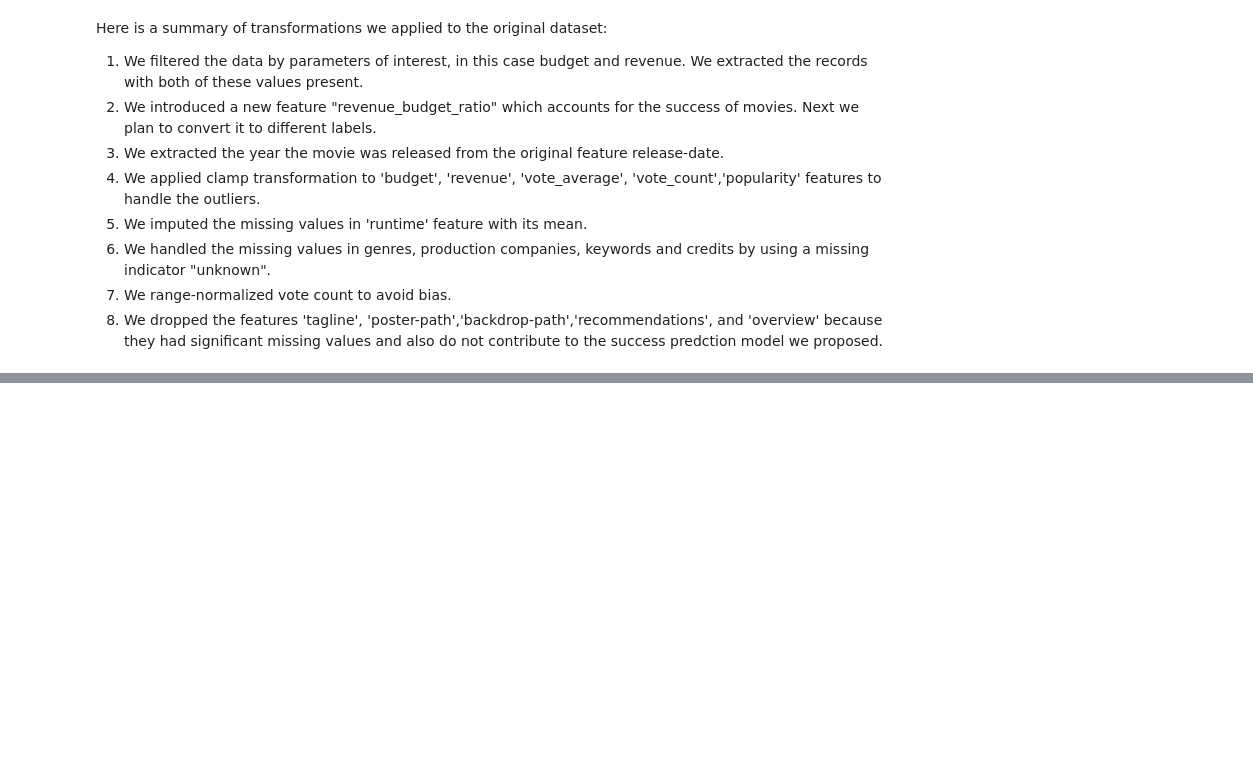
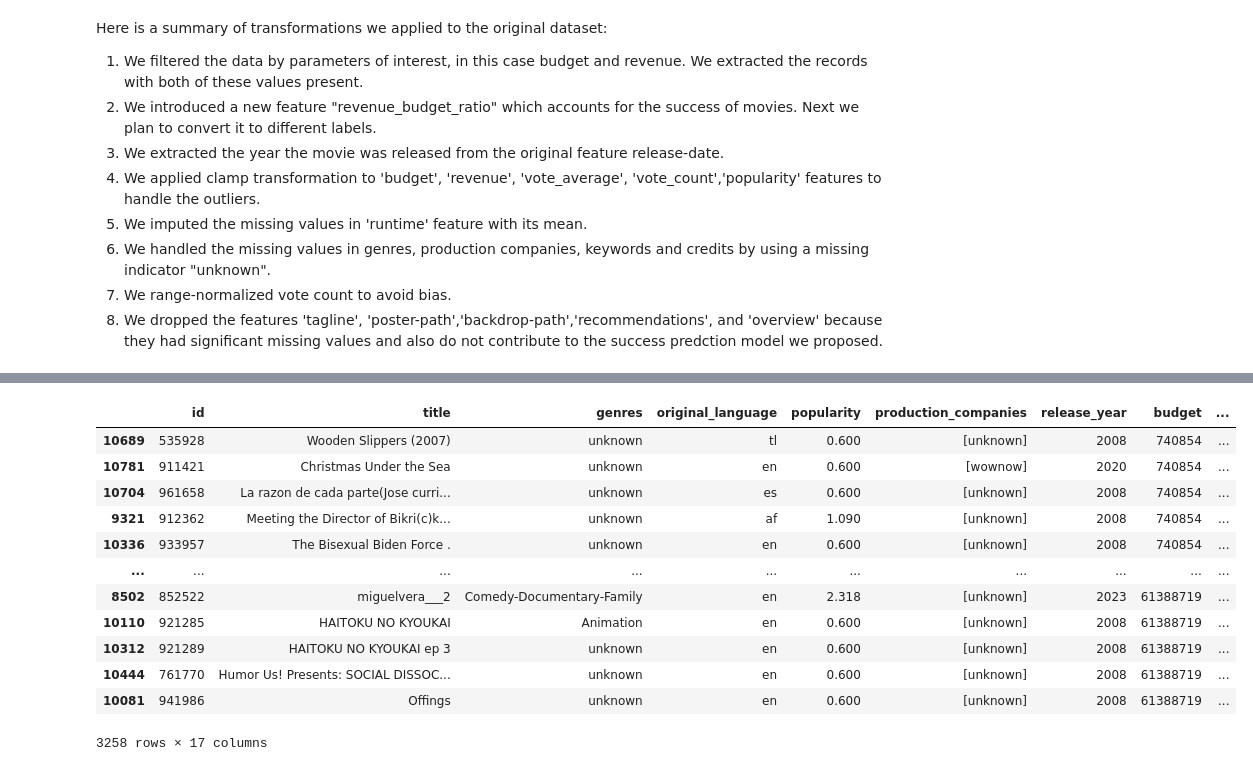
Before and after one commit to Samk104/Cinemalytics, a Jupyter notebook: Cinemalytics.ipynb, the cells around one changed output, grey strips where cells are left out. Cells and saved outputs as stored; diff of their text form; code cells hidden in the pictures; blank space fills up the shorter version.

```diff
--- a/Cinemalytics.ipynb
+++ b/Cinemalytics.ipynb
@@ -762,0 +902,34 @@ df.to_csv('movies_preprocessed.csv', index=False)
+# %%
+df['production_companies'] = df['production_companies'].apply(lambda x: [standardize_company_name(c) for c in x])
+# %%
+# Assuming you have the following DataFrames:
+# df with 'production_companies' column
+# dfc with 'Production Companies' and 'Num_Movies' columns
+
+# Create a new column in df to store the matching production companies
+df['matched_production_companies'] = ''
+
+# Iterate through the rows of df
+for index, row in df.iterrows():
+    # Split the 'production_companies' column into a list
+    production_companies = row['production_companies']
+
+    production_companies = [c.strip() for c in production_companies]
+
+
+
+    # Initialize the max_num_movies and max_company variables
+    max_num_movies = 0
+    max_company = ''
+
+    # Iterate through the 'Production Companies' column in dfc
+    for company in dfpc['Production Companies']:
+        # Check if the company name is present in the production_companies list
+        if company in production_companies:
+            # If a match is found, check if the 'Num_Movies' value is higher than the current max
+            if dfpc.loc[dfpc['Production Companies'] == company, 'No. of Movies'].values[0] > max_num_movies:
+                max_num_movies = dfpc.loc[dfpc['Production Companies'] == company, 'No. of Movies'].values[0]
+                max_company = company
+
+    # Add the company with the highest 'Num_Movies' value to the 'matched_production_companies' column
+    df.at[index, 'matched_production_companies'] = max_company
@@ -762,0 +945,20 @@ df.to_csv('movies_preprocessed.csv', index=False)
+# %%
+empty_rows = df[df['matched_production_companies'] == '']
+
+# Display the rows with empty strings
+empty_rows = empty_rows.sort_values(by='revenue_budget_ratio', ascending=False)
+empty_rows
+# %% [output]
+|  | id | title | genres | original_language | popularity | production_companies | release_year | budget | ... |
+| 10689 | 535928 | Wooden Slippers (2007) | unknown | tl | 0.600 | [unknown] | 2008 | 740854 | ... |
+| 10781 | 911421 | Christmas Under the Sea | unknown | en | 0.600 | [wownow] | 2020 | 740854 | ... |
+| 10704 | 961658 | La razon de cada parte(Jose curri... | unknown | es | 0.600 | [unknown] | 2008 | 740854 | ... |
+| 9321 | 912362 | Meeting the Director of Bikri(c)k... | unknown | af | 1.090 | [unknown] | 2008 | 740854 | ... |
+| 10336 | 933957 | The Bisexual Biden Force . | unknown | en | 0.600 | [unknown] | 2008 | 740854 | ... |
+| ... | ... | ... | ... | ... | ... | ... | ... | ... | ... |
+| 8502 | 852522 | miguelvera___2 | Comedy-Documentary-Family | en | 2.318 | [unknown] | 2023 | 61388719 | ... |
+| 10110 | 921285 | HAITOKU NO KYOUKAI | Animation | en | 0.600 | [unknown] | 2008 | 61388719 | ... |
+| 10312 | 921289 | HAITOKU NO KYOUKAI ep 3 | unknown | en | 0.600 | [unknown] | 2008 | 61388719 | ... |
+| 10444 | 761770 | Humor Us! Presents: SOCIAL DISSOC... | unknown | en | 0.600 | [unknown] | 2008 | 61388719 | ... |
+| 10081 | 941986 | Offings | unknown | en | 0.600 | [unknown] | 2008 | 61388719 | ... |
+3258 rows × 17 columns
```
Also changed, not shown: parts of 17 cells of this notebook, 4 other files.
